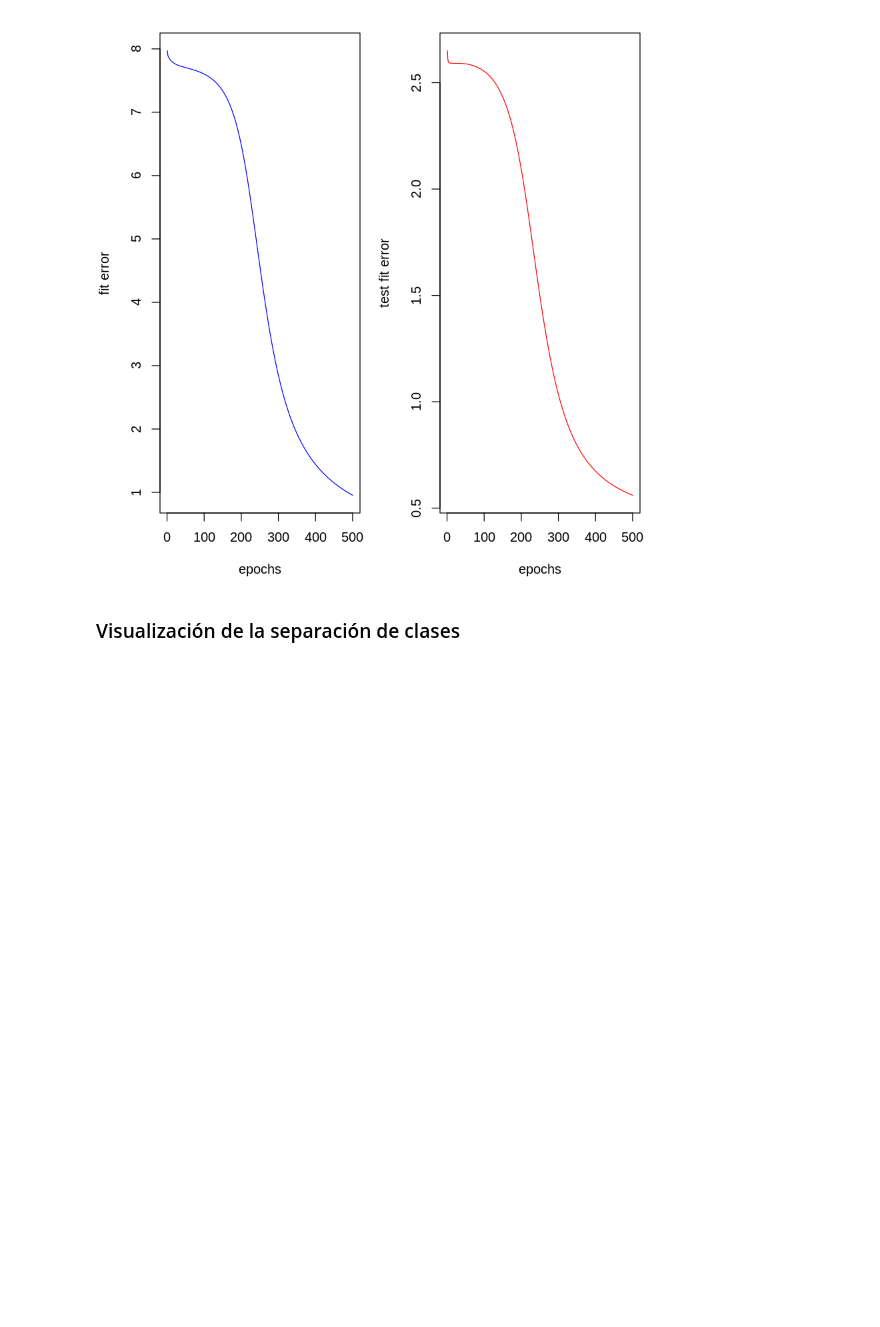
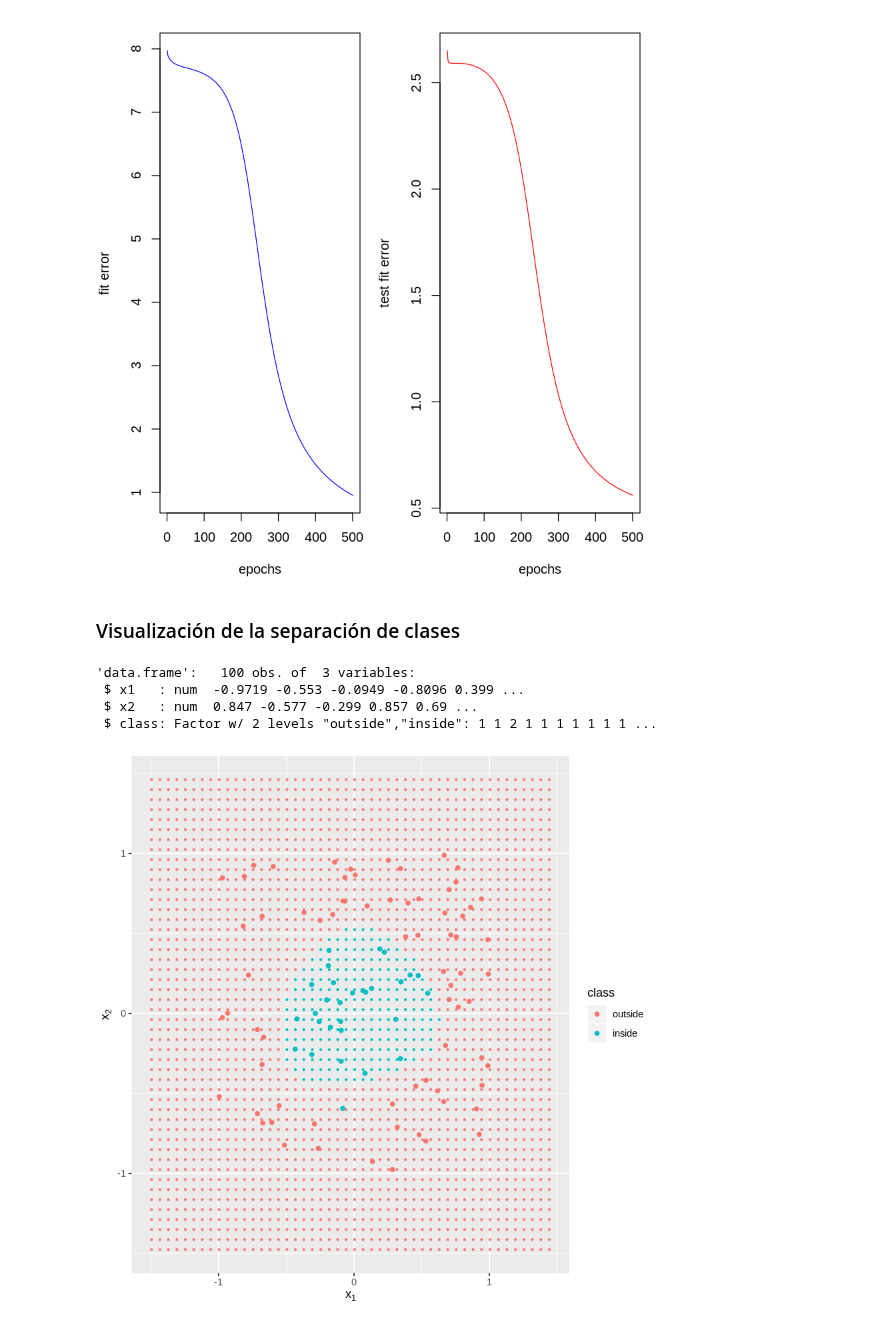
Before and after one commit to yerartdev/m1969-machine-learning-i, a Jupyter notebook: deliverable/tarea-01/m1969-tarea-01-mlp.ipynb, the cells around one changed output. Cells and saved outputs as stored; diff of their text form; code cells hidden in the pictures; blank space fills up the shorter version.

Commit message:
NN Entregable Tarea 01: hago una visualización de las fronteras de decisión con ggplot, previamente convierto la clase en un factor

```diff
--- a/deliverable/tarea-01/m1969-tarea-01-mlp.ipynb
+++ b/deliverable/tarea-01/m1969-tarea-01-mlp.ipynb
@@ -179,0 +183,33 @@ plot(modelo$error_tt,
+# %%
+#::GMG::Convierto la clase en un factor
+circle$class <-  as.factor(circle$class)
+levels(circle$class) <- c('outside', 'inside')
+str(circle)
+# %% [output]
+'data.frame':   100 obs. of  3 variables:
+ $ x1   : num  -0.9719 -0.553 -0.0949 -0.8096 0.399 ...
+ $ x2   : num  0.847 -0.577 -0.299 0.857 0.69 ...
+ $ class: Factor w/ 2 levels "outside","inside": 1 1 2 1 1 1 1 1 1 1 ...
+# %%
+#::GMG::creo una malla para el dataset
+grid <- expand.grid(x1 = seq(min(circle$x1) - .5,
+                             max(circle$x1) + .5,
+                             by = .0625),
+                    x2 = seq(min(circle$x2) - .5,
+                             max(circle$x2) + .5,
+                             by = .0625))
+# %%
+#::GMG::Paso el dataset por la red neuronal ya entrenada
+ff_grid <- feedforward(x = data.matrix(grid[, c('x1', 'x2')]),
+                       w1 = modelo$w1,
+                       w2 = modelo$w2)
+grid$class <- factor((ff_grid$output > .5) * 1,
+                     labels = levels(circle$class))
+# %%
+#::GMG::Dibujo el resultado
+ggplot(circle) + aes(x1, x2, colour = class) +
+  geom_point(data = grid, size = .5) +
+  geom_point() +
+  labs(x = expression(x[1]), y = expression(x[2]))
+# %% [output]
+[figure, added]
```
Also changed, not shown: parts of 1 cell of this notebook.
